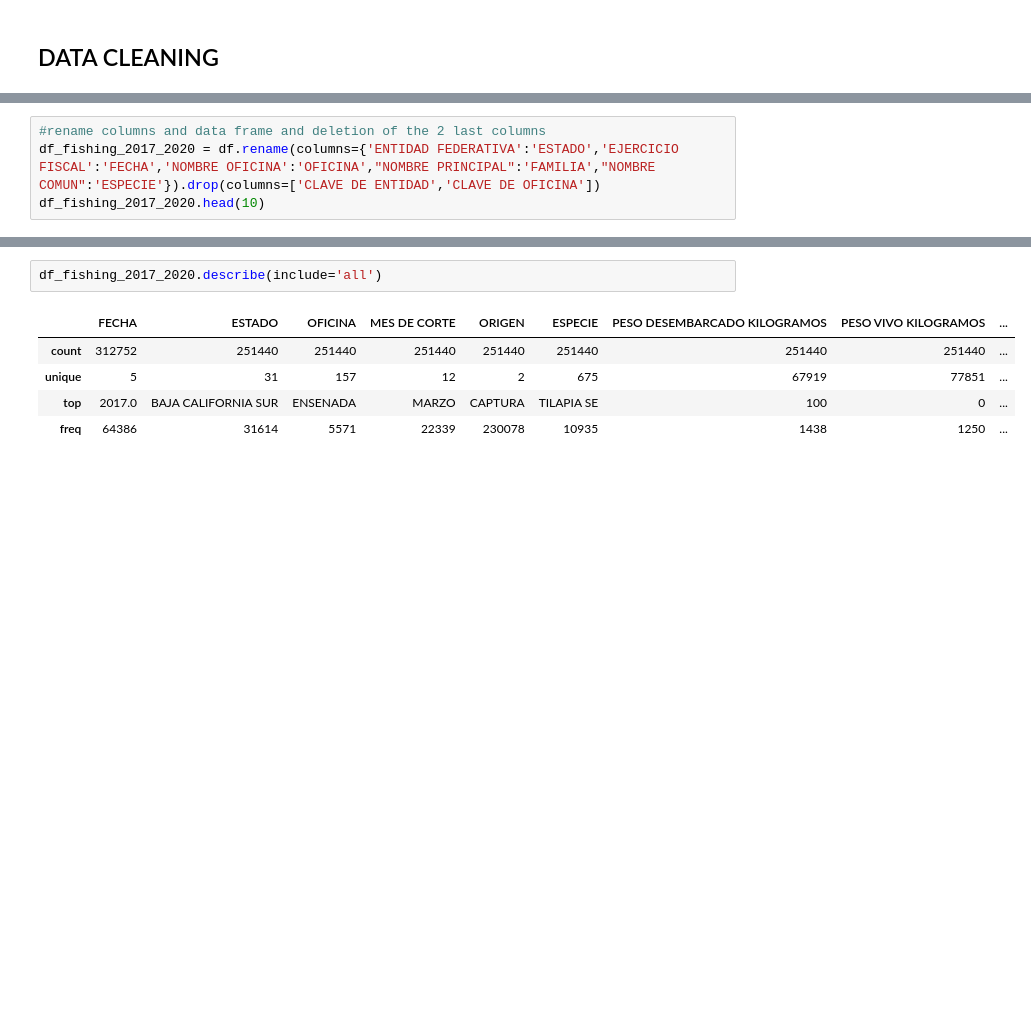
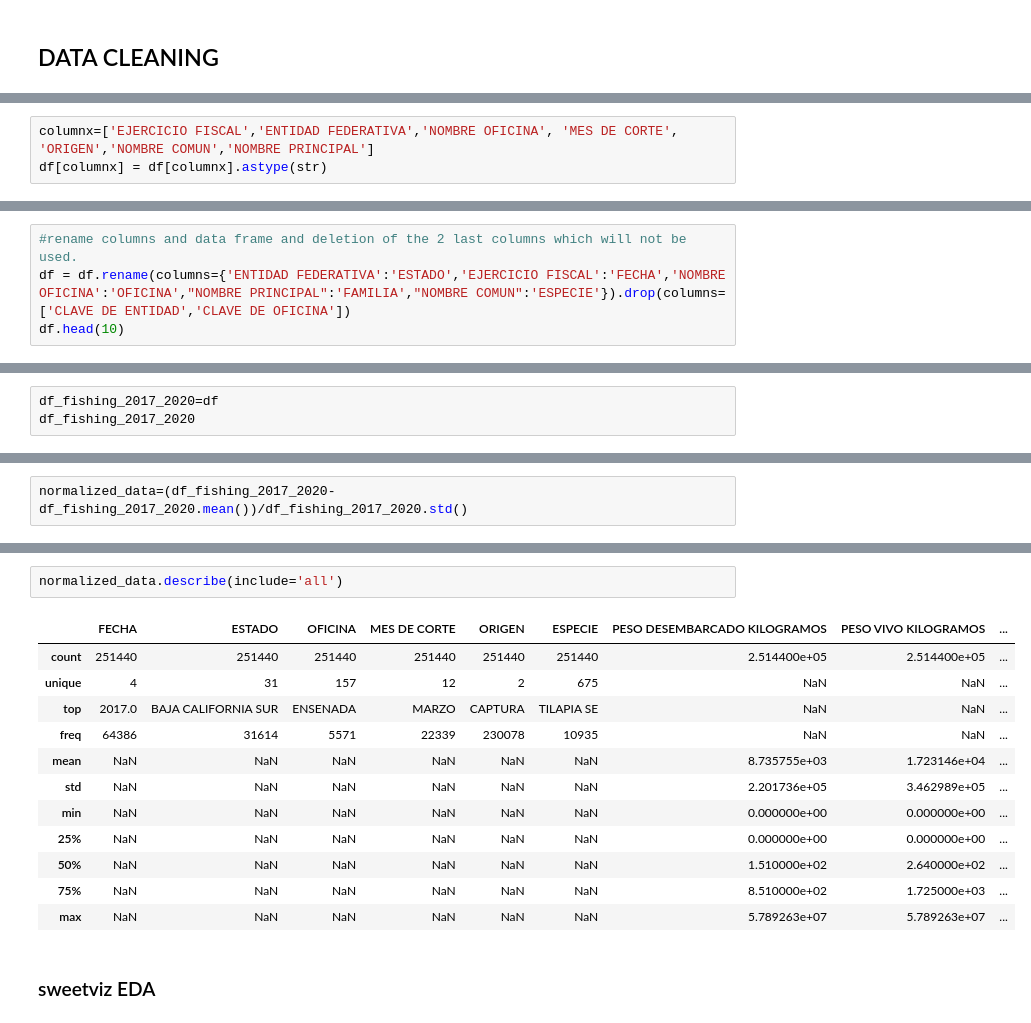
Before and after one commit to mr-nahash/ML-prediction-of-sinaloa-s-fishing-production, a Jupyter notebook: data_cleaning.ipynb, the cells around one changed output, grey strips where cells are left out. Cells and saved outputs as stored; diff of their text form; blank space fills up the shorter version.

```diff
--- a/data_cleaning.ipynb
+++ b/data_cleaning.ipynb
@@ -59,0 +170,3 @@ there is a few things we can change or delete; for example the years are registe
+# %%
+columnx=['EJERCICIO FISCAL','ENTIDAD FEDERATIVA','NOMBRE OFICINA', 'MES DE CORTE', 'ORIGEN','NOMBRE COMUN','NOMBRE PRINCIPAL']
+df[columnx] = df[columnx].astype(str)
@@ -60,6 +197,6 @@ there is a few things we can change or delete; for example the years are registe
 # %%
-#rename columns and data frame and deletion of the 2 last columns
-df_fishing_2017_2020 = df.rename(columns={'ENTIDAD FEDERATIVA':'ESTADO','EJERCICIO FISCAL':'FECHA','NOMBRE OFICINA':'OFICINA',"NOMBRE PRINCIPAL":'FAMILIA',"NOMBRE COMUN":'ESPECIE'}).drop(columns=['CLAVE DE ENTIDAD','CLAVE DE OFICINA'])
-df_fishing_2017_2020.head(10)
+#rename columns and data frame and deletion of the 2 last columns which will not be used.
+df = df.rename(columns={'ENTIDAD FEDERATIVA':'ESTADO','EJERCICIO FISCAL':'FECHA','NOMBRE OFICINA':'OFICINA',"NOMBRE PRINCIPAL":'FAMILIA',"NOMBRE COMUN":'ESPECIE'}).drop(columns=['CLAVE DE ENTIDAD','CLAVE DE OFICINA'])
+df.head(10)
 # %% [output]
 |  | FECHA | ESTADO | OFICINA | MES DE CORTE | ORIGEN | ESPECIE | PESO DESEMBARCADO KILOGRAMOS | PESO VIVO KILOGRAMOS | ... |
@@ -77,0 +213,3 @@ df_fishing_2017_2020['FECHA']=df_fishing_2017_2020['FECHA'].apply(str)
+# %%
+df_fishing_2017_2020=df
+df_fishing_2017_2020
@@ -97,0 +252,2 @@ memory usage: 26.2+ MB
+# %%
+normalized_data=(df_fishing_2017_2020-df_fishing_2017_2020.mean())/df_fishing_2017_2020.std()
@@ -98,8 +278,17 @@ memory usage: 26.2+ MB
 # %%
-df_fishing_2017_2020.describe(include='all')
+normalized_data.describe(include='all')
 # %% [output]
 |  | FECHA | ESTADO | OFICINA | MES DE CORTE | ORIGEN | ESPECIE | PESO DESEMBARCADO KILOGRAMOS | PESO VIVO KILOGRAMOS | ... |
-| count | 312752 | 251440 | 251440 | 251440 | 251440 | 251440 | 251440 | 251440 | ... |
-| unique | 5 | 31 | 157 | 12 | 2 | 675 | 67919 | 77851 | ... |
-| top | 2017.0 | BAJA CALIFORNIA SUR | ENSENADA | MARZO | CAPTURA | TILAPIA SE | 100 | 0 | ... |
-| freq | 64386 | 31614 | 5571 | 22339 | 230078 | 10935 | 1438 | 1250 | ... |
+| count | 251440 | 251440 | 251440 | 251440 | 251440 | 251440 | 2.514400e+05 | 2.514400e+05 | ... |
+| unique | 4 | 31 | 157 | 12 | 2 | 675 | NaN | NaN | ... |
+| top | 2017.0 | BAJA CALIFORNIA SUR | ENSENADA | MARZO | CAPTURA | TILAPIA SE | NaN | NaN | ... |
+| freq | 64386 | 31614 | 5571 | 22339 | 230078 | 10935 | NaN | NaN | ... |
+| mean | NaN | NaN | NaN | NaN | NaN | NaN | 8.735755e+03 | 1.723146e+04 | ... |
+| std | NaN | NaN | NaN | NaN | NaN | NaN | 2.201736e+05 | 3.462989e+05 | ... |
+| min | NaN | NaN | NaN | NaN | NaN | NaN | 0.000000e+00 | 0.000000e+00 | ... |
+| 25% | NaN | NaN | NaN | NaN | NaN | NaN | 0.000000e+00 | 0.000000e+00 | ... |
+| 50% | NaN | NaN | NaN | NaN | NaN | NaN | 1.510000e+02 | 2.640000e+02 | ... |
+| 75% | NaN | NaN | NaN | NaN | NaN | NaN | 8.510000e+02 | 1.725000e+03 | ... |
+| max | NaN | NaN | NaN | NaN | NaN | NaN | 5.789263e+07 | 5.789263e+07 | ... |
+# %% [markdown]
+### sweetviz EDA
```
Also changed, not shown: parts of 36 cells of this notebook, 3 other files.
